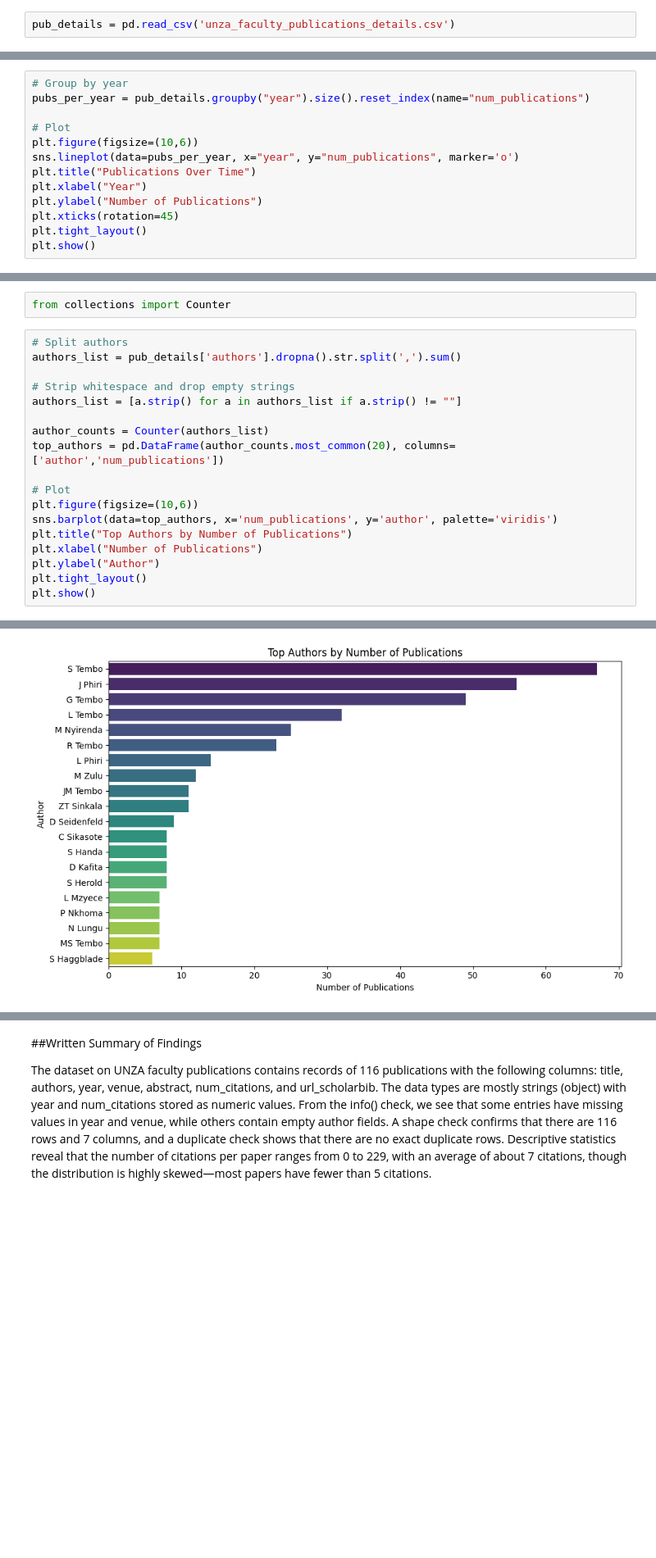
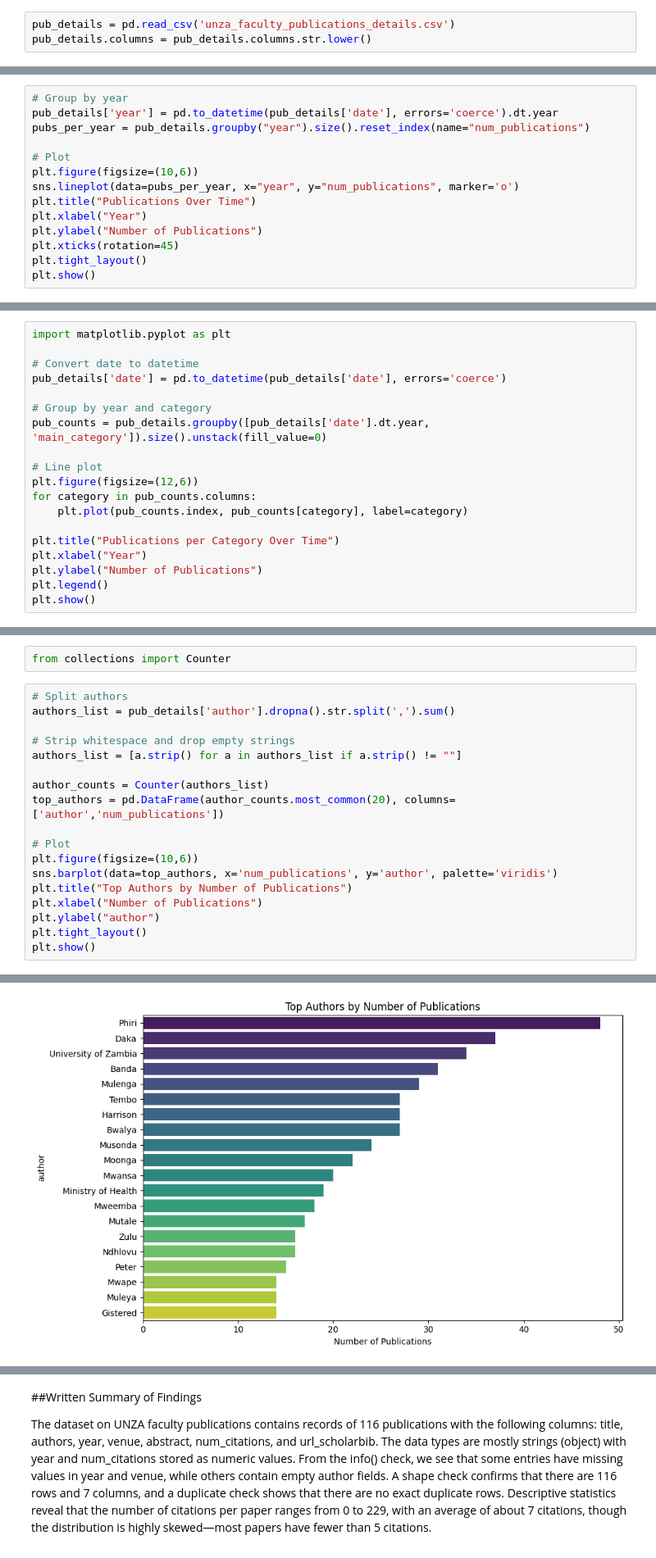
Before and after one commit to FestuMiles/classification-model-unza-publications, a Jupyter notebook: Classification_of_unza_faculty_research_interests.ipynb, the cells around one changed output, grey strips where cells are left out. Shown at 82% size. Cells and saved outputs as stored; diff of their text form; blank space fills up the shorter version.

```diff
--- a/Classification_of_unza_faculty_research_interests.ipynb
+++ b/Classification_of_unza_faculty_research_interests.ipynb
@@ -53,3 +53,4 @@ Classification_of_unza_faculty_research_interests.ipynb
 unza_faculty_publications_details.csv
 # %%
 pub_details = pd.read_csv('unza_faculty_publications_details.csv')
+pub_details.columns = pub_details.columns.str.lower()
@@ -144,6 +139,7 @@ import matplotlib.pyplot as plt
 import seaborn as sns
 # %%
 # Group by year
+pub_details['year'] = pd.to_datetime(pub_details['date'], errors='coerce').dt.year
 pubs_per_year = pub_details.groupby("year").size().reset_index(name="num_publications")
 
 # Plot
@@ -159,0 +156,19 @@ plt.show()
+# %%
+import matplotlib.pyplot as plt
+
+# Convert date to datetime
+pub_details['date'] = pd.to_datetime(pub_details['date'], errors='coerce')
+
+# Group by year and category
+pub_counts = pub_details.groupby([pub_details['date'].dt.year, 'main_category']).size().unstack(fill_value=0)
+
+# Line plot
+plt.figure(figsize=(12,6))
+for category in pub_counts.columns:
+    plt.plot(pub_counts.index, pub_counts[category], label=category)
+
+plt.title("Publications per Category Over Time")
+plt.xlabel("Year")
+plt.ylabel("Number of Publications")
+plt.legend()
+plt.show()
@@ -161,25 +178,25 @@ plt.show()
 from collections import Counter
 # %%
 # Split authors
-authors_list = pub_details['authors'].dropna().str.split(',').sum()
+authors_list = pub_details['author'].dropna().str.split(',').sum()
 
 # Strip whitespace and drop empty strings
 authors_list = [a.strip() for a in authors_list if a.strip() != ""]
 
 author_counts = Counter(authors_list)
 top_authors = pd.DataFrame(author_counts.most_common(20), columns=['author','num_publications'])
 
 # Plot
 plt.figure(figsize=(10,6))
 sns.barplot(data=top_authors, x='num_publications', y='author', palette='viridis')
 plt.title("Top Authors by Number of Publications")
 plt.xlabel("Number of Publications")
-plt.ylabel("Author")
+plt.ylabel("author")
 plt.tight_layout()
 plt.show()
 # %% [output]
 Passing `palette` without assigning `hue` is deprecated and will be removed in v0.14.0. Assign the `y` variable to `hue` and set `legend=False` for the same effect.
 
   sns.barplot(data=top_authors, x='num_publications', y='author', palette='viridis')
-[figure, old version]
+[figure, new version]
 # %%
```
Also changed, not shown: parts of 42 cells of this notebook.
